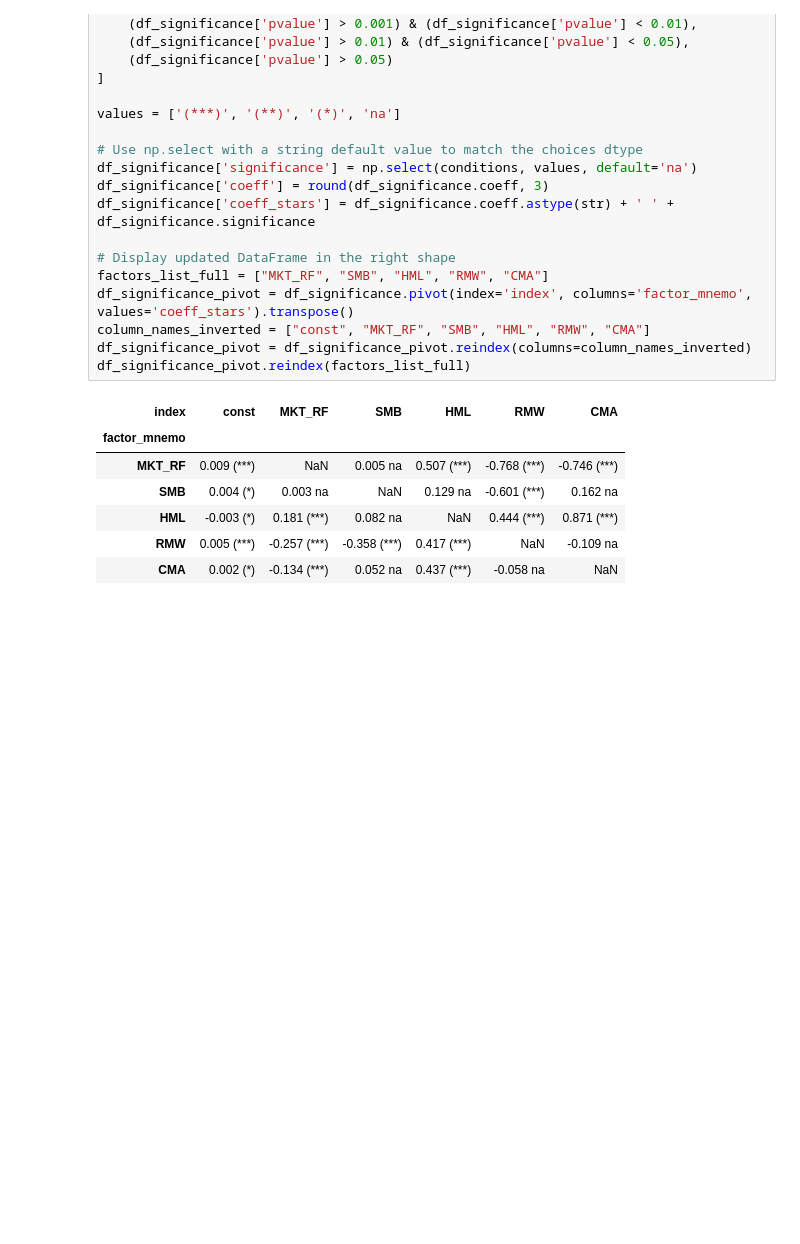
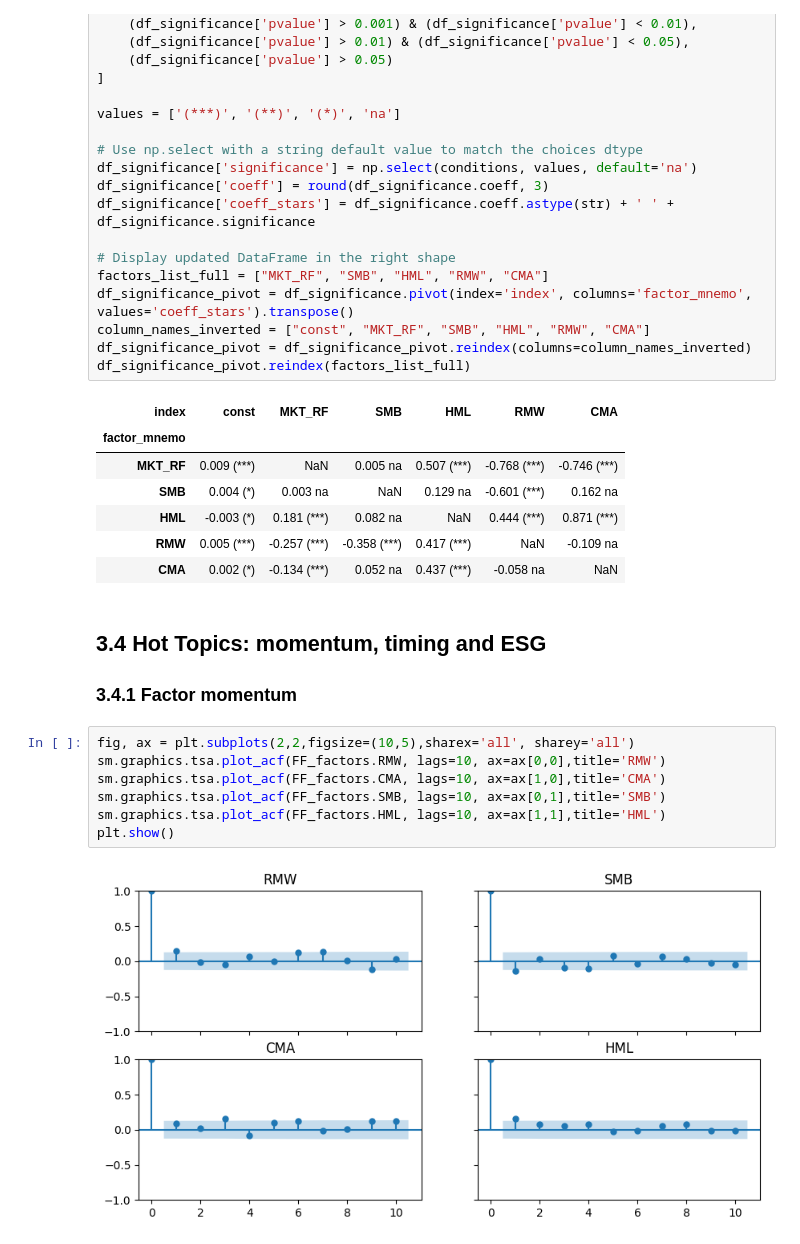
Before and after one commit to mathieucbd/ml-for-factor-investing, a Jupyter notebook: notebooks/2_factors.ipynb, the cells around one changed output. Cells and saved outputs as stored; diff of their text form; blank space fills up the shorter version.

Commit message:
CH3 completed: Factor investing and asset pricing anomalies

```diff
--- a/notebooks/2_factors.ipynb
+++ b/notebooks/2_factors.ipynb
@@ -265,3 +265,15 @@ df_significance_pivot.reindex(factors_list_full)
 | HML | -0.003 (*) | 0.181 (***) | 0.082 na | NaN | 0.444 (***) | 0.871 (***) |
 | RMW | 0.005 (***) | -0.257 (***) | -0.358 (***) | 0.417 (***) | NaN | -0.109 na |
 | CMA | 0.002 (*) | -0.134 (***) | 0.052 na | 0.437 (***) | -0.058 na | NaN |
+# %% [markdown]
+## 3.4 Hot Topics: momentum, timing and ESG
+### 3.4.1 Factor momentum
+# %%
+fig, ax = plt.subplots(2,2,figsize=(10,5),sharex='all', sharey='all')
+sm.graphics.tsa.plot_acf(FF_factors.RMW, lags=10, ax=ax[0,0],title='RMW')
+sm.graphics.tsa.plot_acf(FF_factors.CMA, lags=10, ax=ax[1,0],title='CMA')
+sm.graphics.tsa.plot_acf(FF_factors.SMB, lags=10, ax=ax[0,1],title='SMB')
+sm.graphics.tsa.plot_acf(FF_factors.HML, lags=10, ax=ax[1,1],title='HML')
+plt.show()
+# %% [output]
+[figure, added]
```
Also changed, not shown: parts of 2 cells of this notebook.
